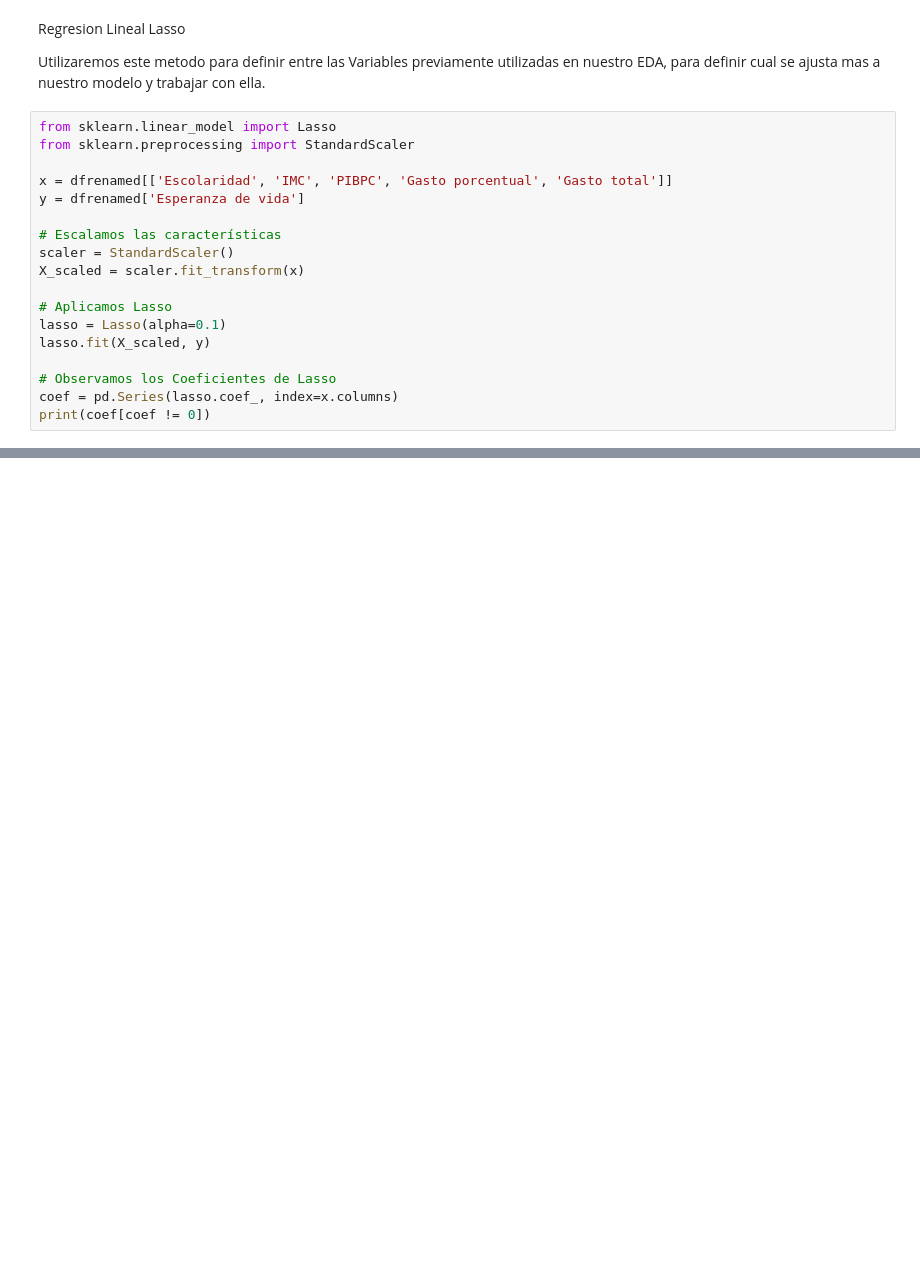
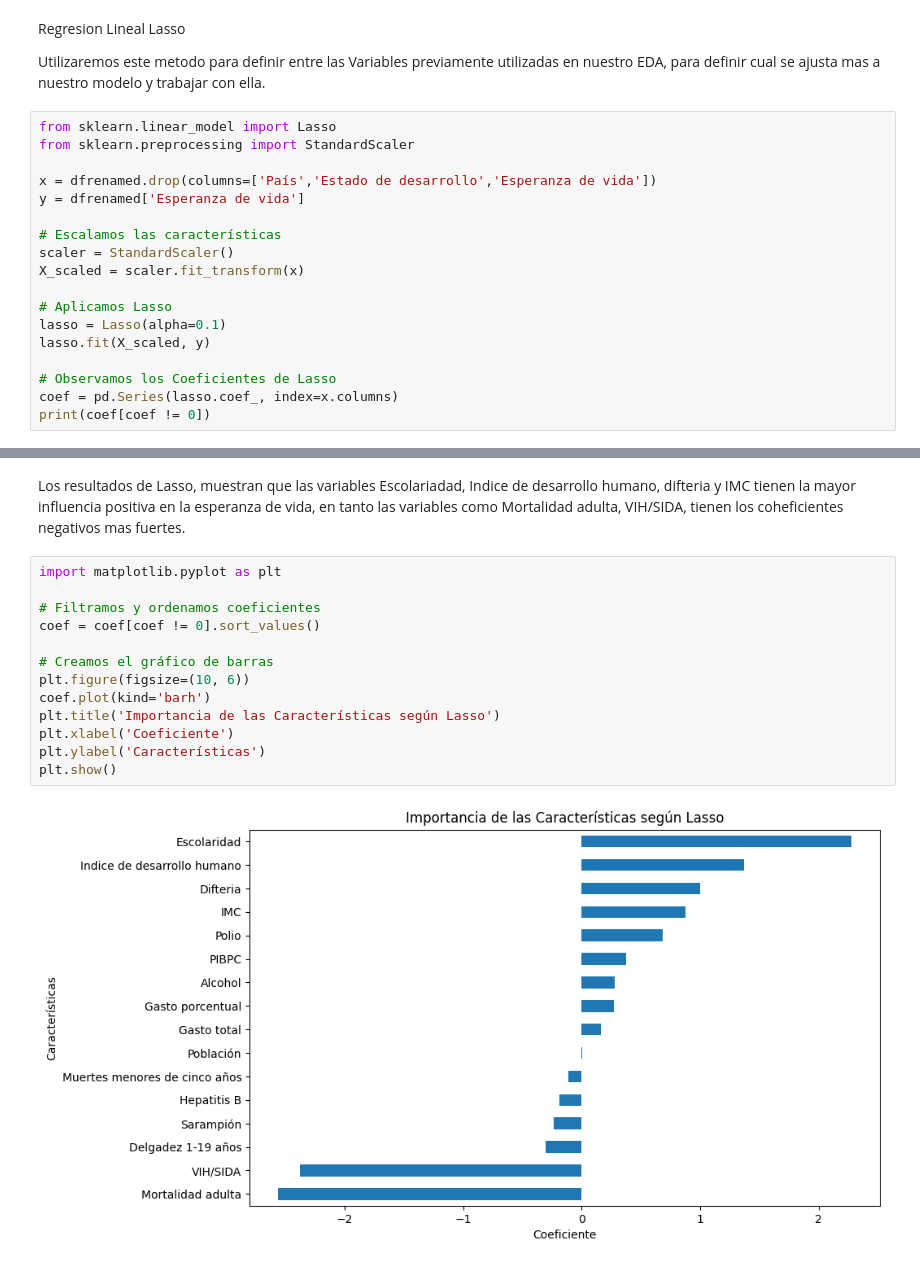
Before and after one commit to Korancito/LifeE.01.Coder, a Jupyter notebook: Nootebooks/Modelo.ipynb, the cells around one changed output, grey strips where cells are left out. Saved outputs shown, nothing was run; the diff lists cells and outputs as text; blank space fills up the shorter version.

```diff
--- a/Nootebooks/Modelo.ipynb
+++ b/Nootebooks/Modelo.ipynb
@@ -146,7 +146,7 @@ Utilizaremos este metodo para definir entre las Variables previamente utilizadas
 from sklearn.linear_model import Lasso
 from sklearn.preprocessing import StandardScaler
 
-x = dfrenamed[['Escolaridad', 'IMC', 'PIBPC', 'Gasto porcentual', 'Gasto total']]
+x = dfrenamed.drop(columns=['País','Estado de desarrollo','Esperanza de vida'])
 y = dfrenamed['Esperanza de vida']
 
 # Escalamos las características
@@ -168 +180,18 @@ Gasto total    0.104755
 dtype: float64
+# %% [markdown]
+Los resultados de Lasso, muestran que las variables Escolariadad, Indice de desarrollo humano, difteria y IMC tienen la mayor influencia positiva en la esperanza de vida, en tanto las variables como Mortalidad adulta, VIH/SIDA, tienen los coheficientes negativos mas fuertes.
+# %%
+import matplotlib.pyplot as plt
+
+# Filtramos y ordenamos coeficientes
+coef = coef[coef != 0].sort_values()
+
+# Creamos el gráfico de barras
+plt.figure(figsize=(10, 6))
+coef.plot(kind='barh')
+plt.title('Importancia de las Características según Lasso')
+plt.xlabel('Coeficiente')
+plt.ylabel('Características')
+plt.show()
+# %% [output]
+[figure, added]
```
Also changed, not shown: parts of 11 cells of this notebook.
